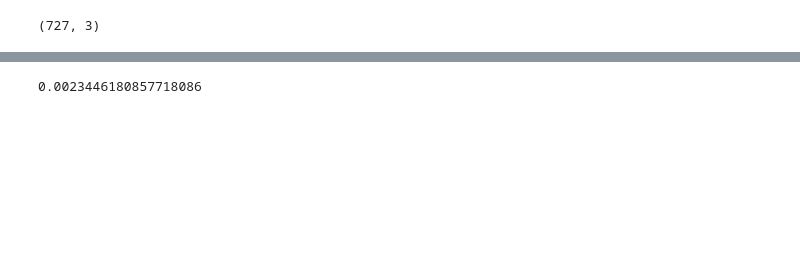
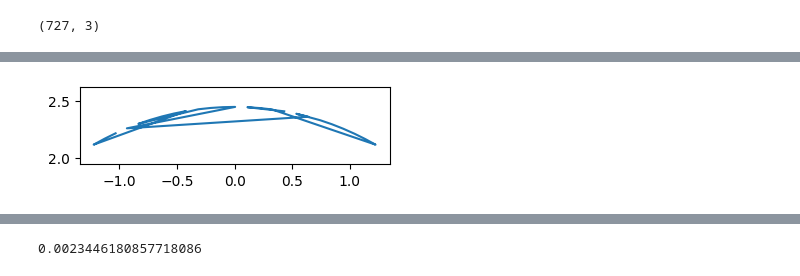
Before and after one commit to gyakusu/Mophing, a Jupyter notebook: python/BearingMakeList.ipynb, the cells around one changed output, grey strips where cells are left out. Saved outputs shown, nothing was run; the diff lists cells and outputs as text; code cells hidden in the pictures; blank space fills up the shorter version.

```diff
--- a/python/BearingMakeList.ipynb
+++ b/python/BearingMakeList.ipynb
@@ -175,0 +317,7 @@ plt.show()
+# %%
+fig, ax = plt.subplots(1, 1, figsize=(4, 1))
+plt.plot(eval(edge_list[0])[:,0]*1e3, eval(edge_list[0])[:,1]*1e3)
+plt.axis('equal')
+plt.show()
+# %% [output]
+[figure, added]
```
Also changed, not shown: parts of 84 cells of this notebook, 3 other files.
